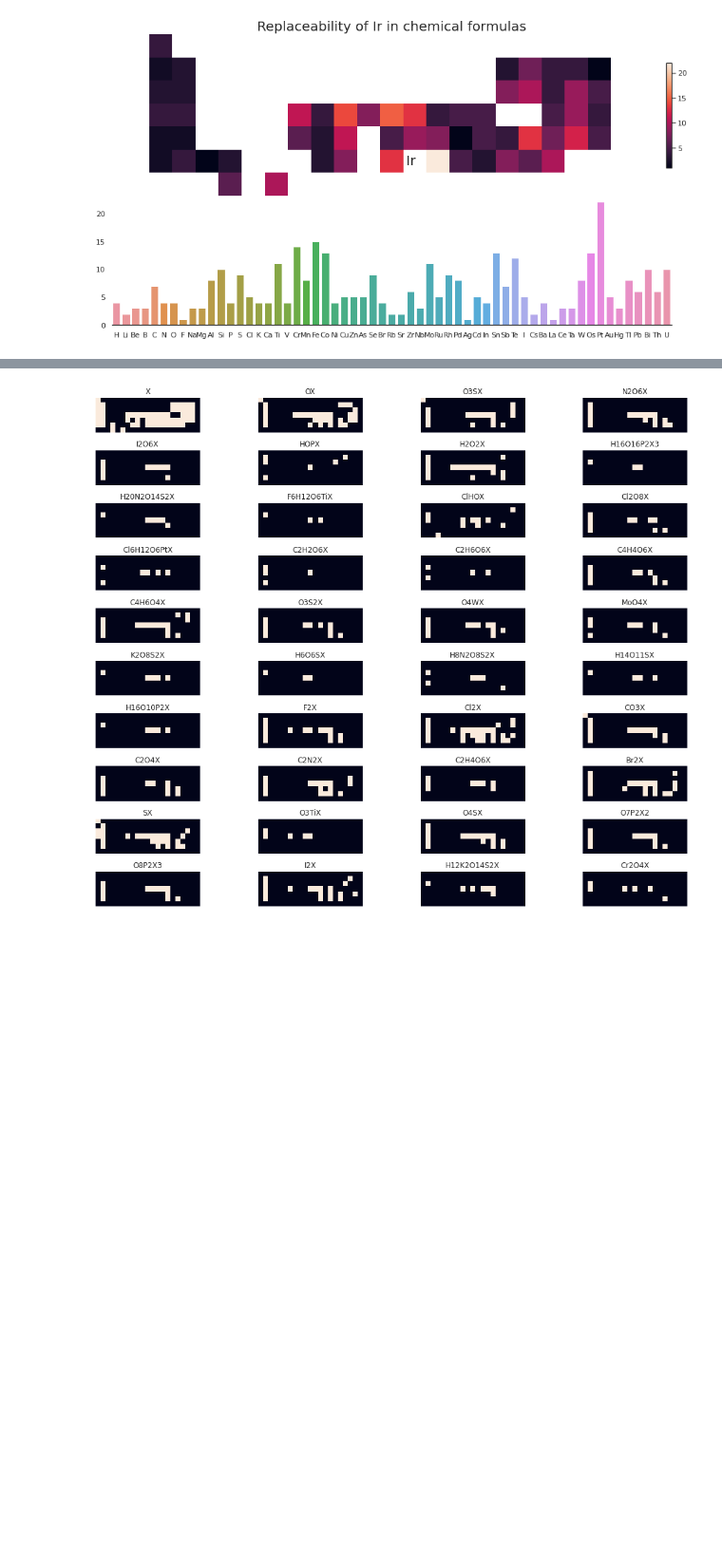
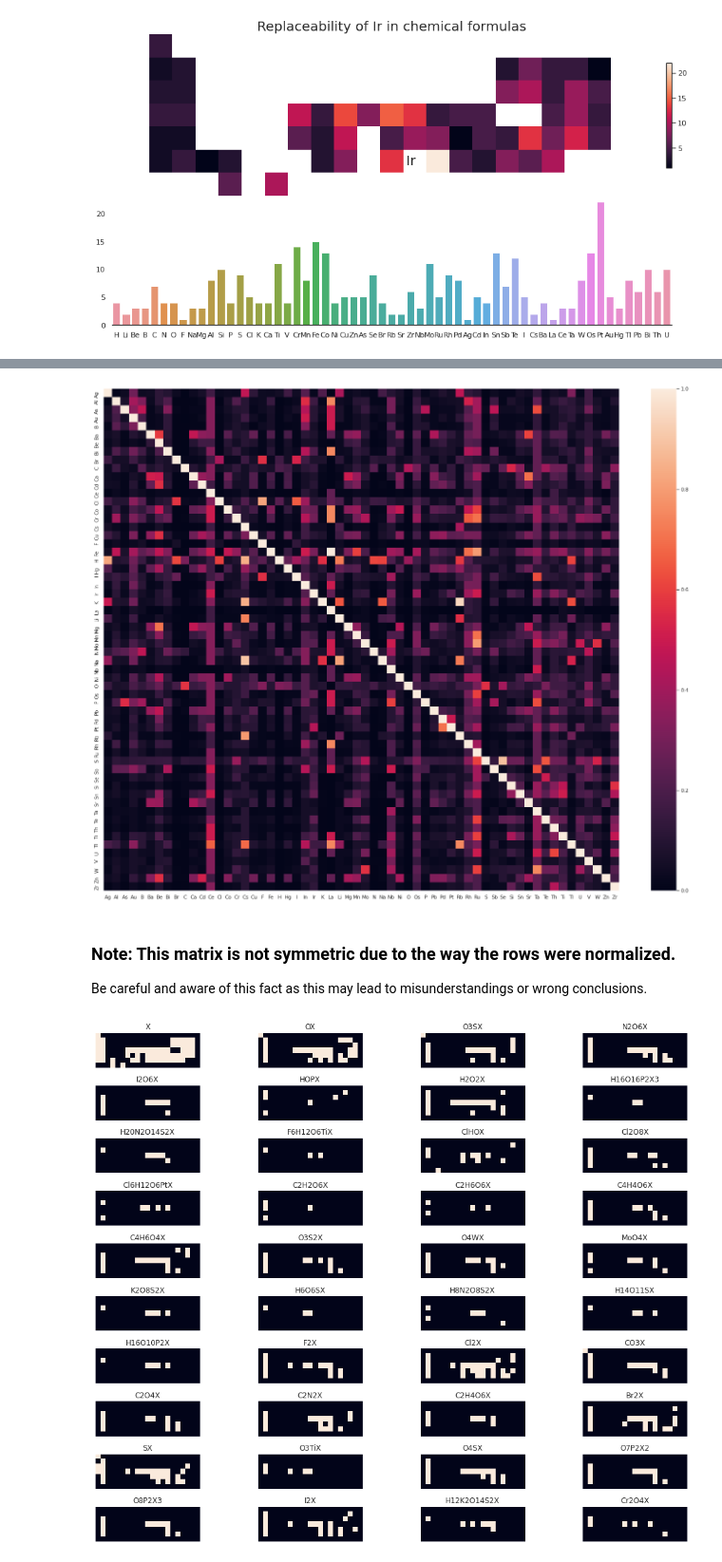
Before and after one commit to doncamilom/1868_SubstancesStudy, a Jupyter notebook: Analysis.ipynb, the cells around one changed output, grey strips where cells are left out. Shown: that part at 95% size. Drawn from its saved outputs; the diff is of its cells as text; code cells hidden in the pictures; blank space fills up the shorter version.

```diff
--- a/Analysis.ipynb
+++ b/Analysis.ipynb
@@ -406,3 +442,22 @@ An example of this would be: there actually exist a vertical structure within al
+# %%
+matrix = pd.DataFrame([])
+
+for elem in elemList:
+    matrix = pd.concat([matrix,mostSimElems_Data(elem)])
+
+matrix = matrix.fillna(0.)
+# Use same order as in rows, ordered by lexicographic order (random then)
+matrix = matrix.T.loc[matrix.T.columns,:]
+
+fig,ax = plt.subplots(figsize=(25,20))
+sns.heatmap(matrix,ax=ax)
+plt.show()
+# %% [output]
+[figure, added]
+# %% [markdown]
+### Note: This matrix is not symmetric due to the way the rows were normalized.
+
+Be careful and aware of this fact as this may lead to misunderstandings or wrong conclusions.
 # %%
 x,y=rTP['Fe']
 x1,y1=rTP['Mg']
```
Also changed, not shown: parts of 3 cells of this notebook.
